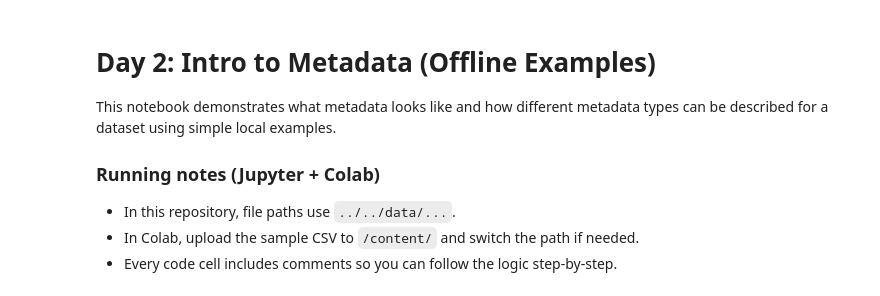
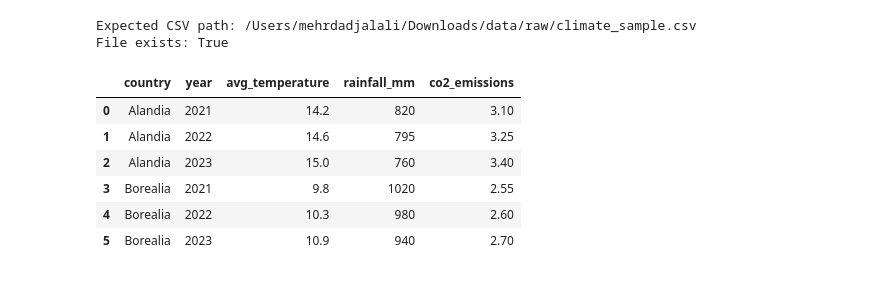
Before and after one commit to MehrdadJalali-AI/data-management-teaching-materials, a Jupyter notebook: docs/week1/02_day2_intro_to_metadata.ipynb, the cells around one changed output. Drawn from its saved outputs; the diff is of its cells as text; code cells hidden in the pictures.

```diff
--- a/docs/week1/02_day2_intro_to_metadata.ipynb
+++ b/docs/week1/02_day2_intro_to_metadata.ipynb
@@ -21,18 +36,25 @@ print("Bootstrap complete.")
-# %% [markdown]
-# Day 2: Intro to Metadata (Offline Examples)
-
-This notebook demonstrates what metadata looks like and how different metadata types can be described for a dataset using simple local examples.
-
-### Running notes (Jupyter + Colab)
-- In this repository, file paths use `../../data/...`.
-- In Colab, upload the sample CSV to `/content/` and switch the path if needed.
-- Every code cell includes comments so you can follow the logic step-by-step.
 # %%
+# Step 0 — Load the dataset
+# Keep the original repository file path.
 import pandas as pd
 from pathlib import Path
+from IPython.display import display, Markdown
 
 repo_root = Path().resolve()
 csv_path = repo_root / "data" / "raw" / "climate_sample.csv"
 
+print("Expected CSV path:", csv_path)
+print("File exists:", csv_path.exists())
+
 df = pd.read_csv(csv_path)
-df.head()
+display(df)
+# %% [output]
+Expected CSV path: /Users/mehrdadjalali/Downloads/data/raw/climate_sample.csv
+File exists: True
+|  | country | year | avg_temperature | rainfall_mm | co2_emissions |
+| 0 | Alandia | 2021 | 14.2 | 820 | 3.10 |
+| 1 | Alandia | 2022 | 14.6 | 795 | 3.25 |
+| 2 | Alandia | 2023 | 15.0 | 760 | 3.40 |
+| 3 | Borealia | 2021 | 9.8 | 1020 | 2.55 |
+| 4 | Borealia | 2022 | 10.3 | 980 | 2.60 |
+| 5 | Borealia | 2023 | 10.9 | 940 | 2.70 |
```
Also changed, not shown: parts of 18 cells of this notebook, 6 other files.
